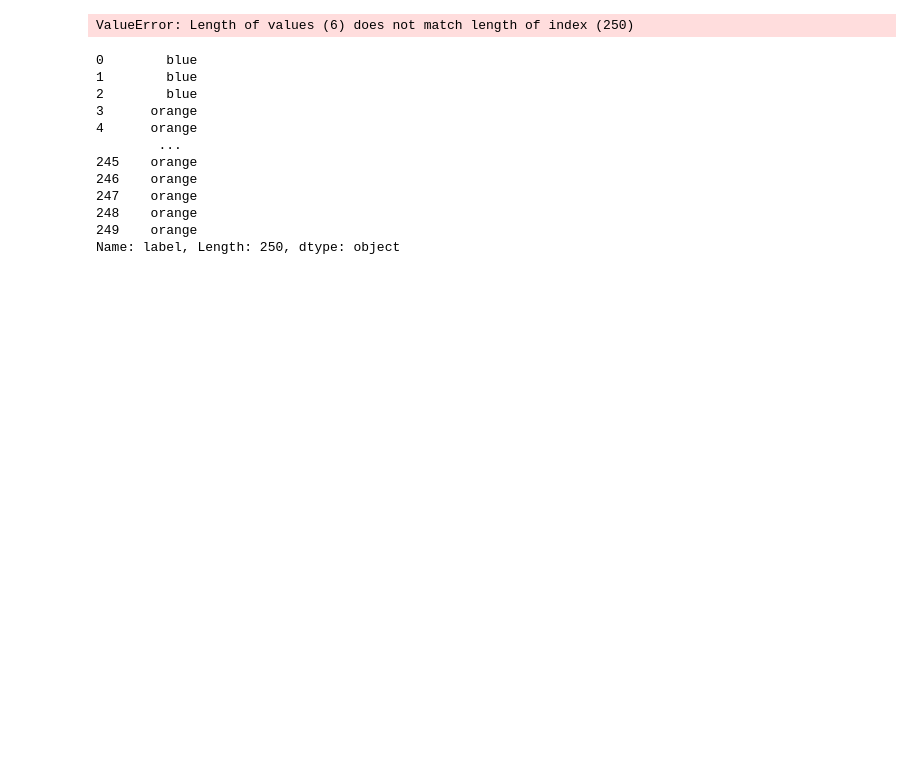
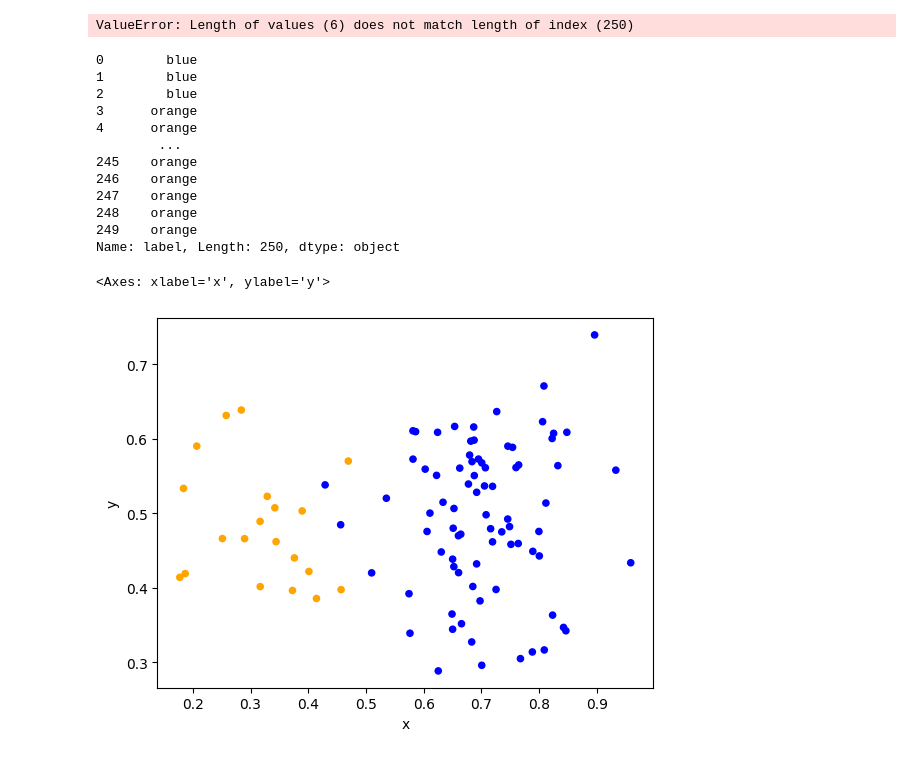
Before and after one commit to Sean1572/naive_bayes_infographc, a Jupyter notebook: data_processing/create_email_visual_data.ipynb, the cells around one changed output. Cells and saved outputs as stored; diff of their text form; code cells hidden in the pictures; blank space fills up the shorter version.

```diff
--- a/data_processing/create_email_visual_data.ipynb
+++ b/data_processing/create_email_visual_data.ipynb
@@ -116,5 +116,39 @@ df["size"] = np.random.uniform(0.5, 1.25, frist_frame_n)
 Name: label, Length: 250, dtype: object
 # %%
 frist_frame_n = 5
+# %%
+frist_frame_n = 80
+dfs = []
+X = np.random.normal(0.7, 0.1, frist_frame_n)
+Y = np.random.normal(0.5, 0.1, frist_frame_n)
+size = np.random.uniform(0.5, 1.25, frist_frame_n)
+df = pd.DataFrame(np.zeros((frist_frame_n, len(columns))), columns=columns)
+df["x"] = X
+df["y"] = Y
+df["frame"] = 1
+df["size"] = size
+df["label"] = np.random.binomial(1, 0.4, frist_frame_n)
+df["label"] = "blue"
+dfs.append(df)
+
+frist_frame_n = 20
+X = np.random.normal(0.3, 0.1, frist_frame_n)
+Y = np.random.normal(0.5, 0.1, frist_frame_n)
+size = np.random.uniform(0.5, 1.25, frist_frame_n)
+df2 = pd.DataFrame(np.zeros((frist_frame_n, len(columns))), columns=columns)
+df2["x"] = X
+df2["y"] = Y
+df2["frame"] = 1
+df2["size"] = size
+df2["label"] = np.random.binomial(1, 0.4, frist_frame_n)
+df2["label"] = "orange"
+dfs.append(df2)
+
+pd.concat(dfs).to_csv("spam_probablity.csv")
+# %%
+pd.concat(dfs)[["x", "y", "label"]].plot(kind="scatter", x="x", y="y", c="label")
+# %% [output]
+<Axes: xlabel='x', ylabel='y'>
+[figure, added]
 # %%
 pd.concat([df, df1]).to_csv("intro_vis.csv")
```
Also changed, not shown: parts of 2 cells of this notebook, 9 other files.
